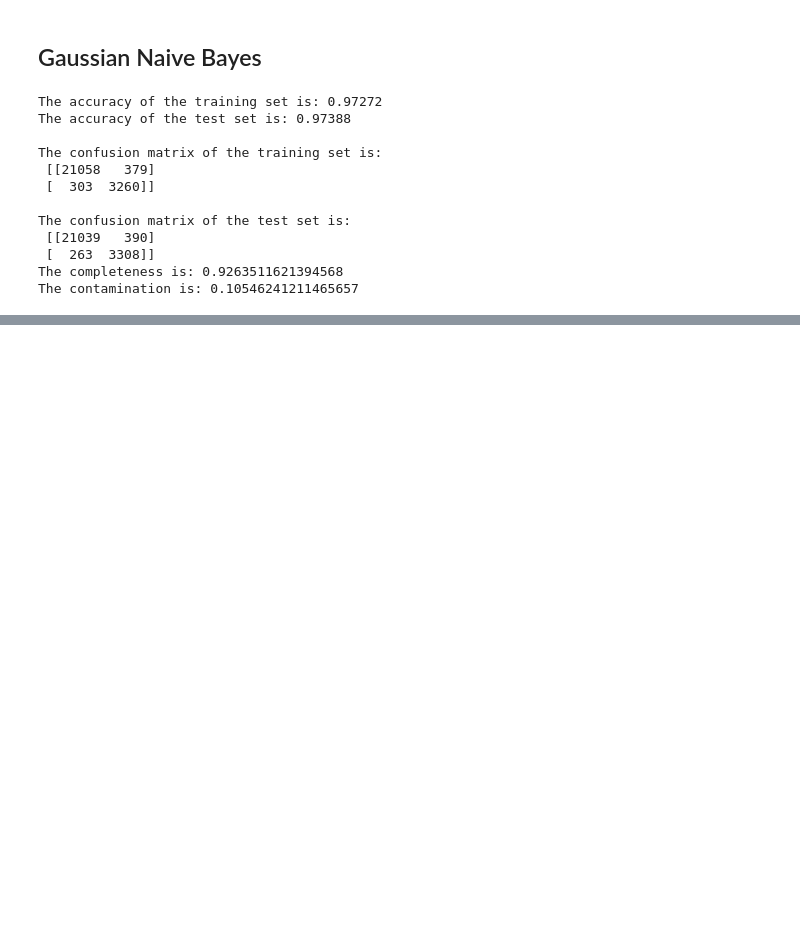
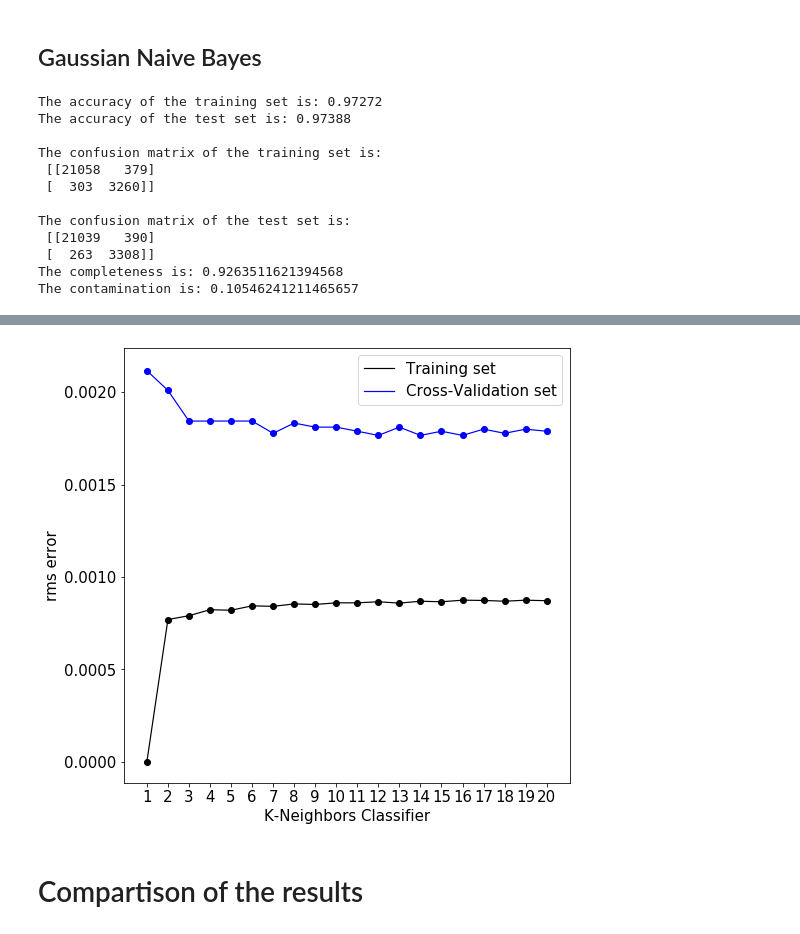
Before and after one commit to Federicatt/astrostatistics_bicocca_2023, a Jupyter notebook: working/L19_GalaxyvsQSO.ipynb, the cells around one changed output, grey strips where cells are left out. Cells and saved outputs as stored; diff of their text form; code cells hidden in the pictures; blank space fills up the shorter version.

```diff
--- a/working/L19_GalaxyvsQSO.ipynb
+++ b/working/L19_GalaxyvsQSO.ipynb
@@ -200,0 +290,6 @@ fig, ax = plt.figure(figuresize=(13, 14))
+# %%
+knc = KNeighborsClassifier()
+knc.fit(xtrain, ytrain)
+
+train_pred_knc = knc.predict(xtrain)
+test_pred_knc = knc.predict(xtest)
@@ -200,0 +327,32 @@ fig, ax = plt.figure(figuresize=(13, 14))
+# %%
+#cross validation
+
+#KFolds
+kf = KFold(n_splits=5, shuffle=True, random_state=10)
+
+N = np.linspace(1, 20, 20, dtype=int)
+
+er_t_knc = []
+er_val_knc = []
+
+
+for i in N:
+    classif_knc = KNeighborsClassifier(i)
+    error_train, error_validation = errors_cv(xtrain, ytrain, classif_knc)
+
+    er_t_knc.append(error_train)
+    er_val_knc.append(error_validation)
+
+plt.plot(N, er_t_knc, label='Training set', color='black', lw=1.2)
+plt.scatter(N, er_t_knc, color='black')
+plt.plot(N, er_val_knc, label='Cross-Validation set', color='b', lw=1.2)
+plt.scatter(N, er_val_knc, color='b')
+plt.xlabel('K-Neighbors Classifier')
+plt.ylabel('rms error')
+plt.xticks(N)
+plt.legend()
+plt.show()
+# %% [output]
+[figure, added]
+# %% [markdown]
+# Compartison of the results
```
Also changed, not shown: parts of 15 cells of this notebook.
